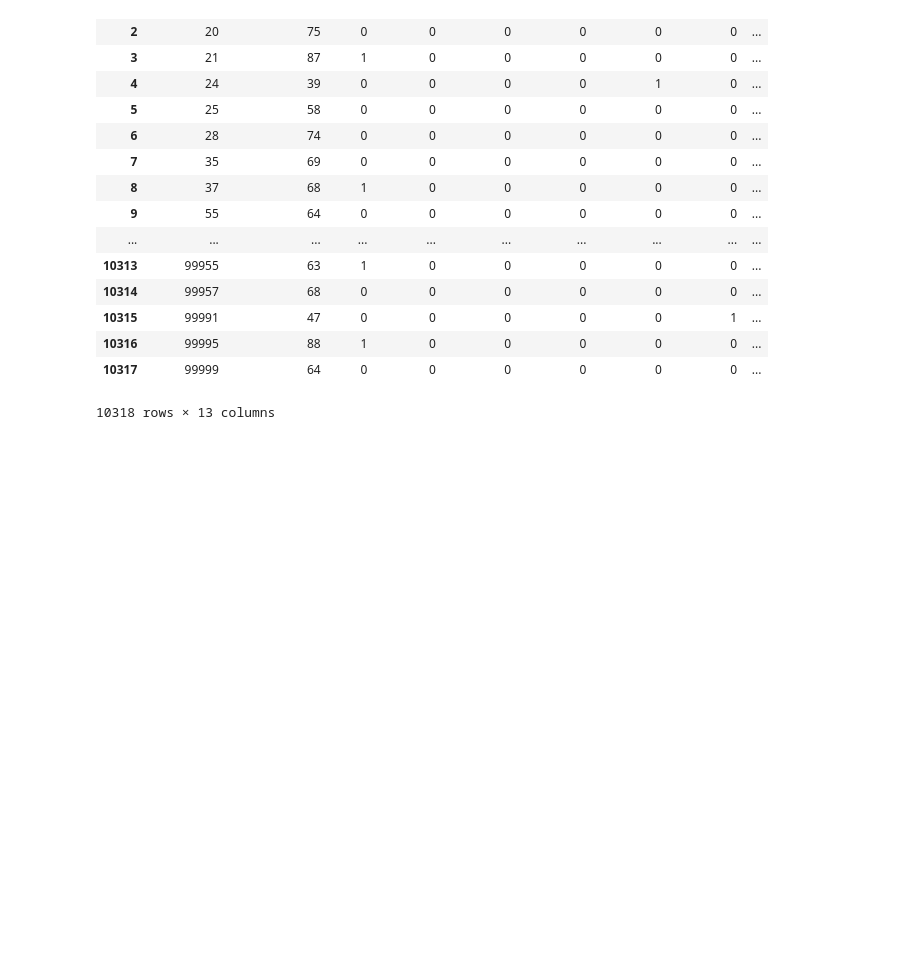
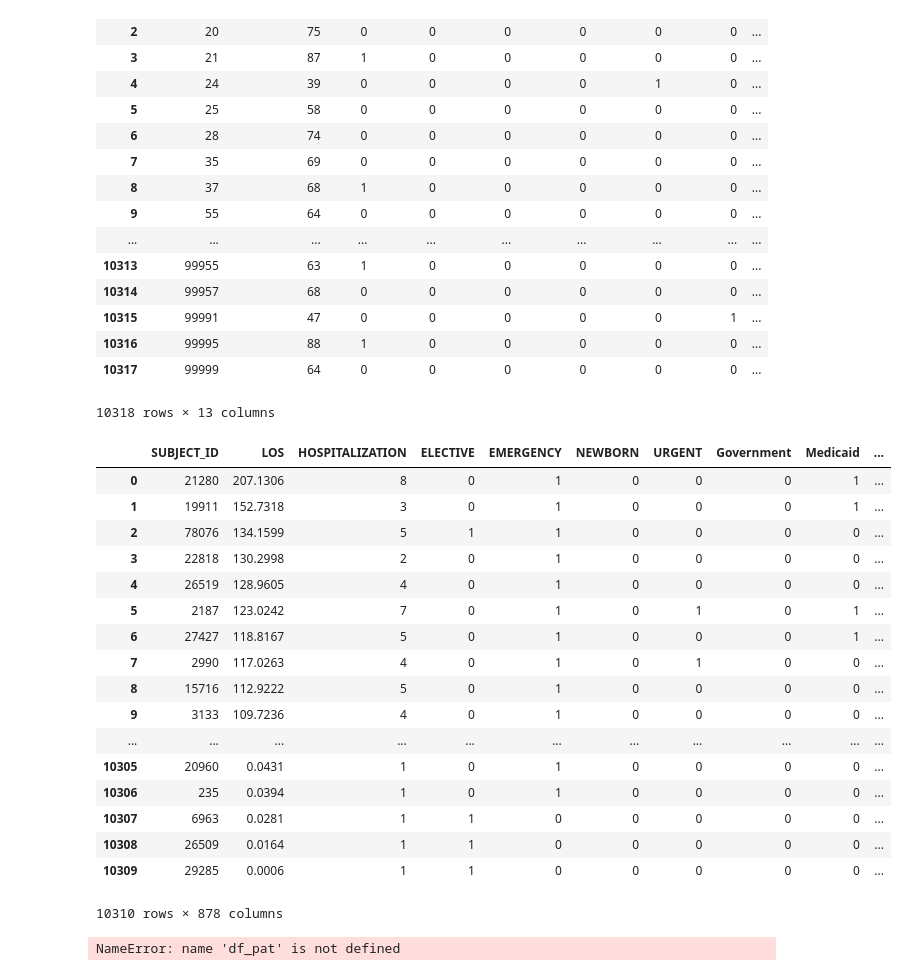
Before and after one commit to Raye2333/mimic3-research, a Jupyter notebook: code/diabete_age.ipynb, the cells around one changed output. Drawn from its saved outputs; the diff is of its cells as text; code cells hidden in the pictures; blank space fills up the shorter version.

```diff
--- a/code/diabete_age.ipynb
+++ b/code/diabete_age.ipynb
@@ -223,3 +223,26 @@ age_mat
 10318 rows × 13 columns
 # %%
 age_mat.to_csv('../data/diabetes_age_binary.csv')
+# %%
+dia = pd.read_csv('../data/newdia2.csv')
+# %%
+dia
+# %% [output]
+|  | SUBJECT_ID | LOS | HOSPITALIZATION | ELECTIVE | EMERGENCY | NEWBORN | URGENT | Government | Medicaid | ... |
+| 0 | 21280 | 207.1306 | 8 | 0 | 1 | 0 | 0 | 0 | 1 | ... |
+| 1 | 19911 | 152.7318 | 3 | 0 | 1 | 0 | 0 | 0 | 1 | ... |
+| 2 | 78076 | 134.1599 | 5 | 1 | 1 | 0 | 0 | 0 | 0 | ... |
+| 3 | 22818 | 130.2998 | 2 | 0 | 1 | 0 | 0 | 0 | 0 | ... |
+| 4 | 26519 | 128.9605 | 4 | 0 | 1 | 0 | 0 | 0 | 0 | ... |
+| 5 | 2187 | 123.0242 | 7 | 0 | 1 | 0 | 1 | 0 | 1 | ... |
+| 6 | 27427 | 118.8167 | 5 | 0 | 1 | 0 | 0 | 0 | 1 | ... |
+| 7 | 2990 | 117.0263 | 4 | 0 | 1 | 0 | 1 | 0 | 0 | ... |
+| 8 | 15716 | 112.9222 | 5 | 0 | 1 | 0 | 0 | 0 | 0 | ... |
+| 9 | 3133 | 109.7236 | 4 | 0 | 1 | 0 | 0 | 0 | 0 | ... |
+| ... | ... | ... | ... | ... | ... | ... | ... | ... | ... | ... |
+| 10305 | 20960 | 0.0431 | 1 | 0 | 1 | 0 | 0 | 0 | 0 | ... |
+| 10306 | 235 | 0.0394 | 1 | 0 | 1 | 0 | 0 | 0 | 0 | ... |
+| 10307 | 6963 | 0.0281 | 1 | 1 | 0 | 0 | 0 | 0 | 0 | ... |
+| 10308 | 26509 | 0.0164 | 1 | 1 | 0 | 0 | 0 | 0 | 0 | ... |
+| 10309 | 29285 | 0.0006 | 1 | 1 | 0 | 0 | 0 | 0 | 0 | ... |
+10310 rows × 878 columns
@@ -225,0 +251,5 @@ age_mat.to_csv('../data/diabetes_age_binary.csv')
+# %%
+new_names = list(df['SUBJECT_ID'])
+len(new_names)
+# %% [output]
+NameError: name 'df_pat' is not defined
```
Also changed, not shown: parts of 31 cells of this notebook.
